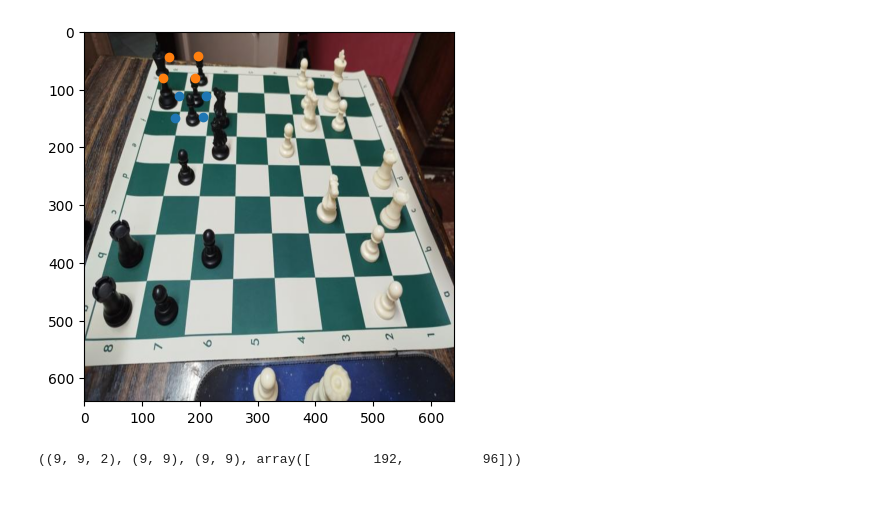
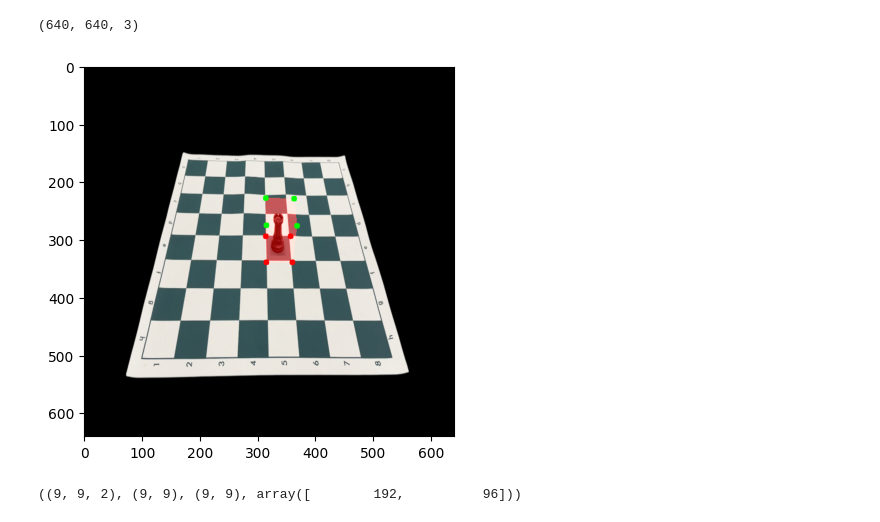
Before and after one commit to MostafaBelo/thesis_chess_lens, a Jupyter notebook: src/PieceDetection/PieceCropper_3D/main.ipynb, the cells around one changed output. Drawn from its saved outputs; the diff is of its cells as text; code cells hidden in the pictures.

```diff
--- a/src/PieceDetection/PieceCropper_3D/main.ipynb
+++ b/src/PieceDetection/PieceCropper_3D/main.ipynb
@@ -231,6 +232,6 @@ plt.imshow(grid, alpha = grid, cmap="Reds");
 # %%
-r = 2
-c = 2
+r = 5
+c = 5
 # %%
 sq_box = np.array([
     [(c-1)*32, (r-1)*32],
@@ -257,3 +258,15 @@ array([[      163.5,      111.35],
 # %%
-pts = trace_ray(from_2d_to_3d(inverted_sq, K, R), cam_point, np.zeros(4)) + np.concat([np.zeros((4,2)), .1*np.ones((4,1))], axis=1)
+height = 0.1
+pts = trace_ray(from_2d_to_3d(inverted_sq, K, R), cam_point, np.zeros(4)) + np.concat([np.zeros((4,2)), height*np.ones((4,1))], axis=1)
 pts2 = from_3d_to_2d(pts, K, R)
+# %%
+points = np.concat([pts2, inverted_sq], axis=0).astype(np.int32)
+
+# Get convex hull
+hull = cv2.convexHull(points)
+
+# Create empty mask
+mask = np.zeros(img.img.shape[1:], dtype=np.uint8)
+
+# Draw filled convex hull
+cv2.drawContours(mask, [hull], 0, 255, -1)
@@ -260,9 +281,41 @@ pts2 = from_3d_to_2d(pts, K, R)
 # %%
-plt.imshow(img.img.permute(1,2,0));
-plt.scatter(inverted_sq[:,0], inverted_sq[:,1]);
-plt.scatter(pts2[:,0], pts2[:,1]);
+# plt.imshow(img.img.permute(1,2,0));
+# plt.scatter(inverted_sq[:,0], inverted_sq[:,1]);
+# plt.scatter(pts2[:,0], pts2[:,1]);
+
+# plt.imshow(mask, alpha=(mask/255)*.35, cmap='Reds');
+
+alpha = 0.55
+mask_norm = mask.astype(np.float32) / 255
+
+img_np = (img.img.clone().detach().permute(1,2,0).numpy()*255).astype(np.uint8)
+red_overlay = np.zeros_like(img_np, dtype=np.uint8)
+red_overlay[:,:,0] = 255
+
+# img_final = img_np.copy()
+# img_final[:,:,0] += (red_overlay[:,:,0] * alpha * mask_norm).astype(np.uint8)
+# img_final = np.clip(img_final, 0, 255)
+
+red_with_mask = (red_overlay * mask_norm[:,:,None]).astype(np.uint8)
+img_final = cv2.addWeighted(img_np, 1, red_with_mask, alpha, 0).astype(np.uint8)
+# img_final = img_np
+# img_final = (img_final * 255).astype(np.uint8) if img_final.max() <= 1 else img_final.astype(np.uint8)
+
+# print(type(img_final), img_final.shape, img_final.dtype, img_final.max(), img_final.min())
+
+for pt in inverted_sq:
+    cv2.circle(img_final, tuple(map(int, pt)), 5, (255, 0, 0), -1)
+for pt in pts2:
+    cv2.circle(img_final, tuple(map(int, pt)), 5, (0, 255, 0), -1)
+
+print(img_final.shape)
+
+cv2.imwrite("output4.jpg", img_final[:,:,::-1])
+
+plt.imshow(img_final);
 # %% [output]
+(640, 640, 3)
-[figure, old version]
+[figure, new version]
 # %%
 xs = np.linspace(0,256, 9)
 ys = np.linspace(0,256, 9)
```
Also changed, not shown: parts of 15 cells of this notebook, 28 other files.
